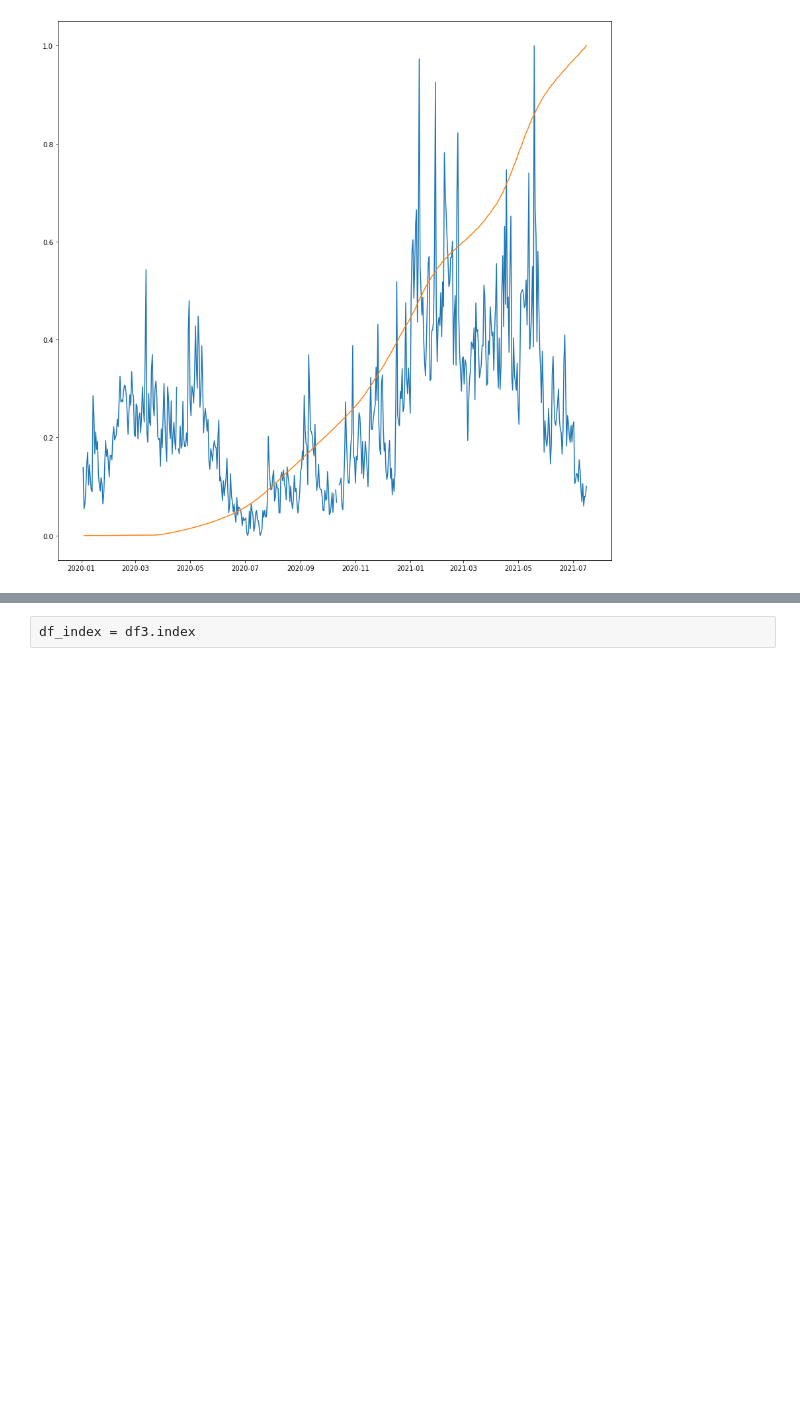
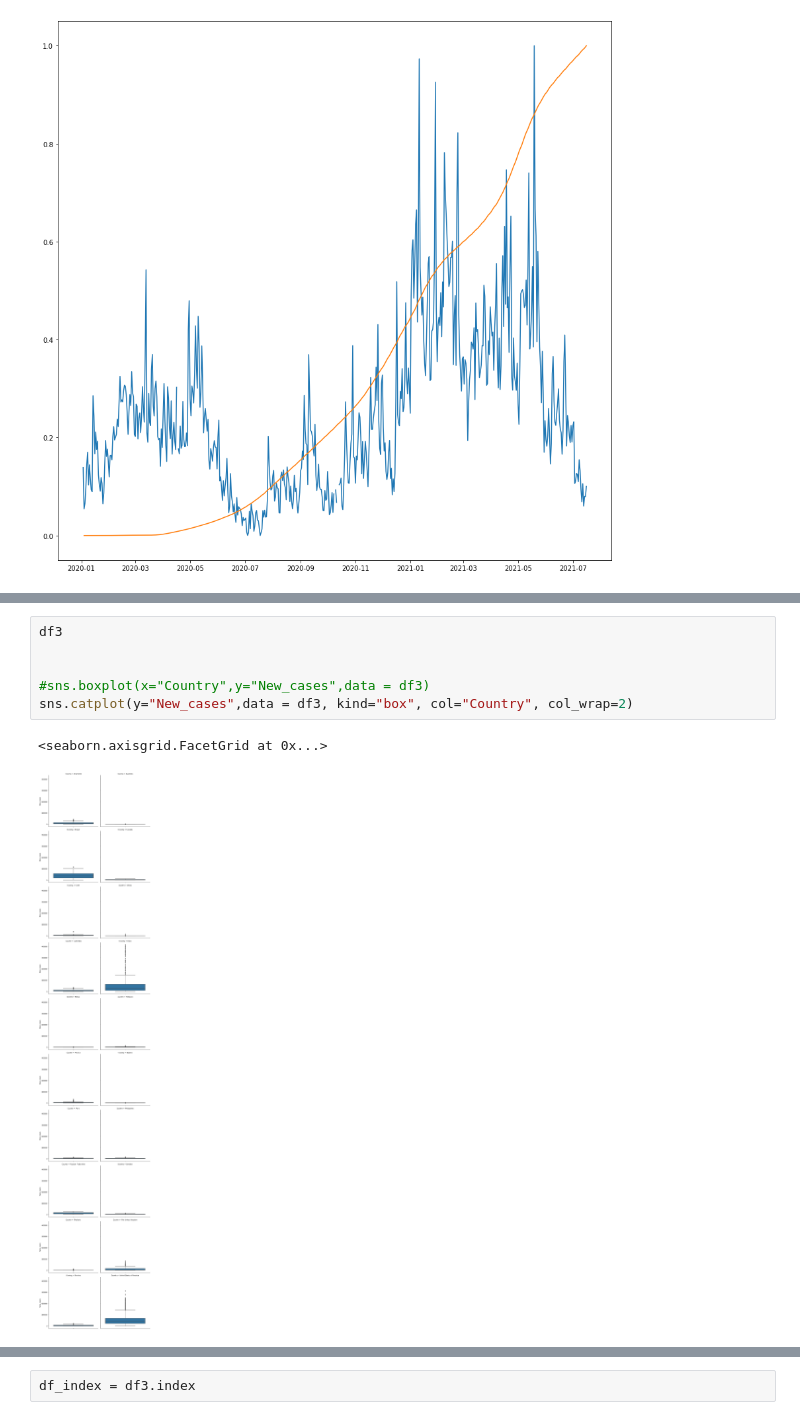
Before and after one commit to DavidLeonChang/CovidScience, a Jupyter notebook: proyecto-covid.ipynb, the cells around one changed output, grey strips where cells are left out. Cells and saved outputs as stored; diff of their text form; blank space fills up the shorter version.

```diff
--- a/proyecto-covid.ipynb
+++ b/proyecto-covid.ipynb
@@ -340,0 +386,9 @@ plt.plot(x, y)
+# %%
+df3
+
+
+#sns.boxplot(x="Country",y="New_cases",data = df3)
+sns.catplot(y="New_cases",data = df3, kind="box", col="Country", col_wrap=2)
+# %% [output]
+<seaborn.axisgrid.FacetGrid at 0x...>
+[figure, added]
```
Also changed, not shown: parts of 6 cells of this notebook.
